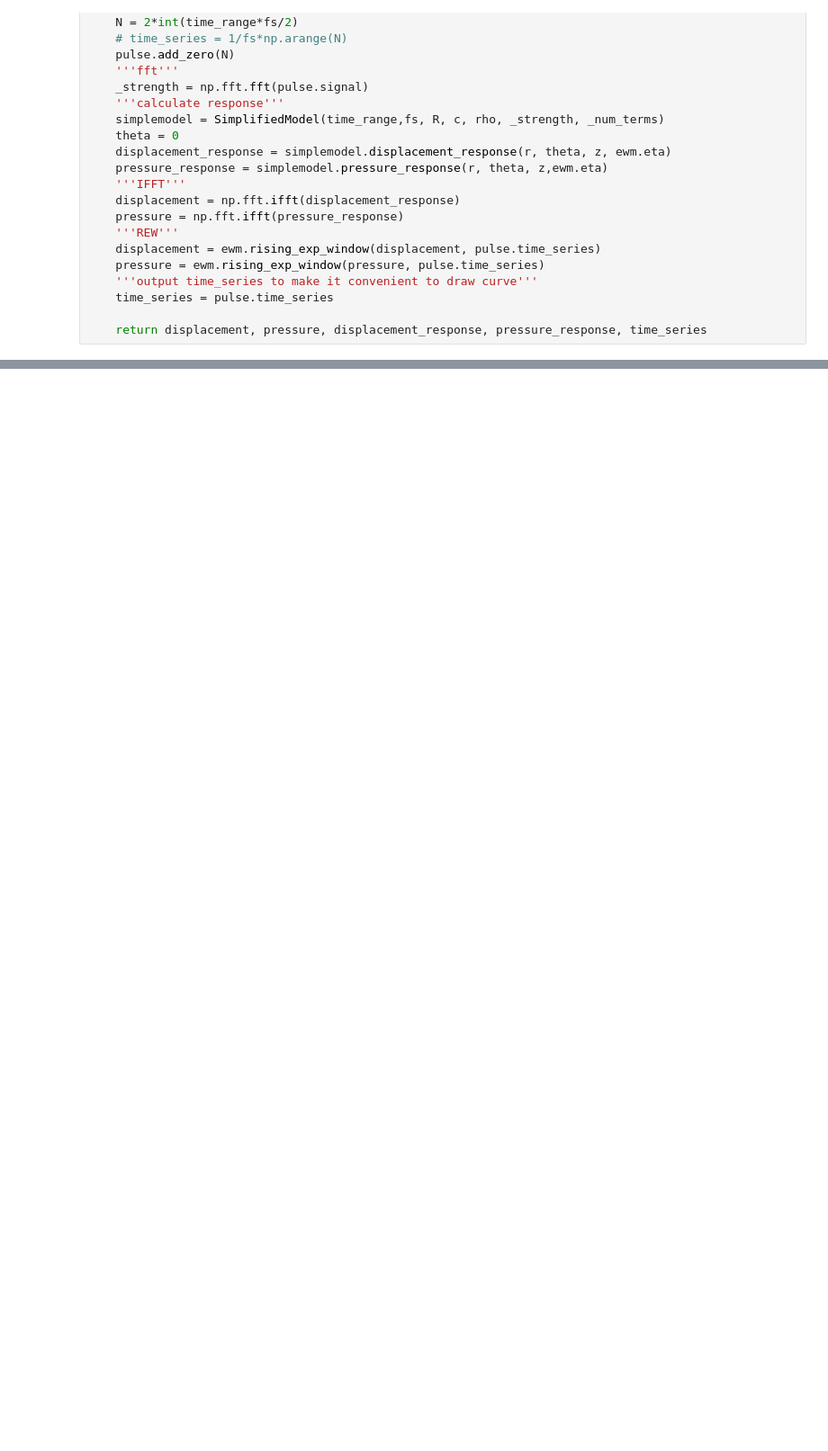
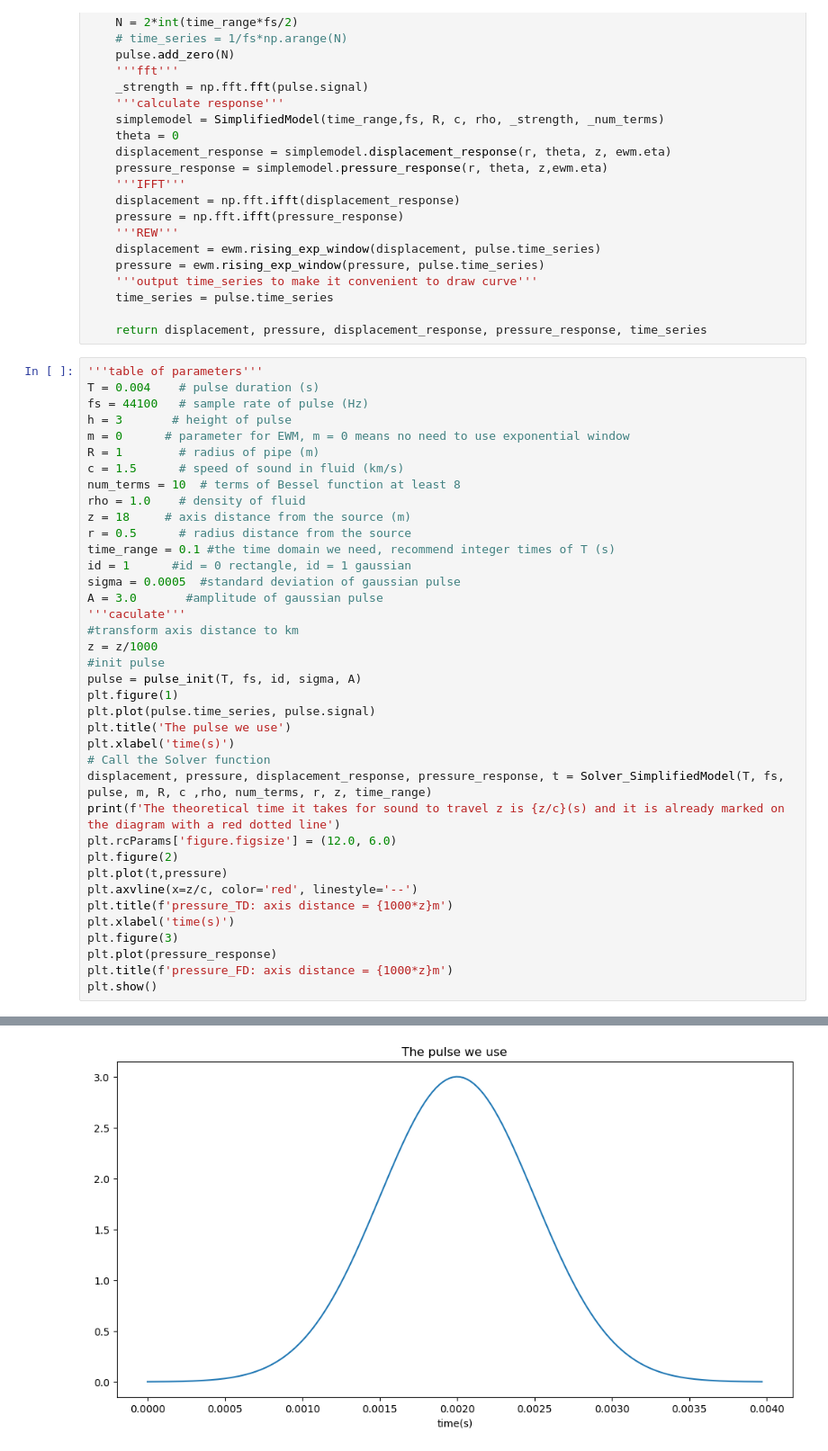
Before and after one commit to LiRayX/AcousticalWaveModels, a Jupyter notebook: acoustic_wave_models.ipynb, the cells around one changed output, grey strips where cells are left out. Shown: that part at 90% size. Drawn from its saved outputs; the diff is of its cells as text; blank space fills up the shorter version.

Commit message:
use the gaussain pulse, sigma = 0.0005

```diff
--- a/acoustic_wave_models.ipynb
+++ b/acoustic_wave_models.ipynb
@@ -171,3 +171,42 @@ def Solver_SimplifiedModel(T, fs, pulse, m, R, c ,rho, _num_terms, r, z, time_ra
     time_series = pulse.time_series
 
     return displacement, pressure, displacement_response, pressure_response, time_series
+# %%
+'''table of parameters'''
+T = 0.004    # pulse duration (s)
+fs = 44100   # sample rate of pulse (Hz)
+h = 3       # height of pulse
+m = 0      # parameter for EWM, m = 0 means no need to use exponential window
+R = 1        # radius of pipe (m)
+c = 1.5      # speed of sound in fluid (km/s)
+num_terms = 10  # terms of Bessel function at least 8
+rho = 1.0    # density of fluid
+z = 18     # axis distance from the source (m)
+r = 0.5      # radius distance from the source
+time_range = 0.1 #the time domain we need, recommend integer times of T (s)
+id = 1      #id = 0 rectangle, id = 1 gaussian
+sigma = 0.0005  #standard deviation of gaussian pulse
+A = 3.0       #amplitude of gaussian pulse
+'''caculate'''
+#transform axis distance to km
+z = z/1000
+#init pulse
+pulse = pulse_init(T, fs, id, sigma, A)
+plt.figure(1)
+plt.plot(pulse.time_series, pulse.signal)
+plt.title('The pulse we use')
+plt.xlabel('time(s)')
+# Call the Solver function
+displacement, pressure, displacement_response, pressure_response, t = Solver_SimplifiedModel(T, fs, pulse, m, R, c ,rho, num_terms, r, z, time_range)
+print(f'The theoretical time it takes for sound to travel z is {z/c}(s) and it is already marked on the diagram with a red dotted line')
+plt.rcParams['figure.figsize'] = (12.0, 6.0)
+plt.figure(2)
+plt.plot(t,pressure)
+plt.axvline(x=z/c, color='red', linestyle='--')
+plt.title(f'pressure_TD: axis distance = {1000*z}m')
+plt.xlabel('time(s)')
+plt.figure(3)
+plt.plot(pressure_response)
+plt.title(f'pressure_FD: axis distance = {1000*z}m')
+plt.show()
+# %% [output]
@@ -173,0 +214 @@ def Solver_SimplifiedModel(T, fs, pulse, m, R, c ,rho, _num_terms, r, z, time_ra
+[figure, added]
```
Also changed, not shown: parts of 3 cells of this notebook.
